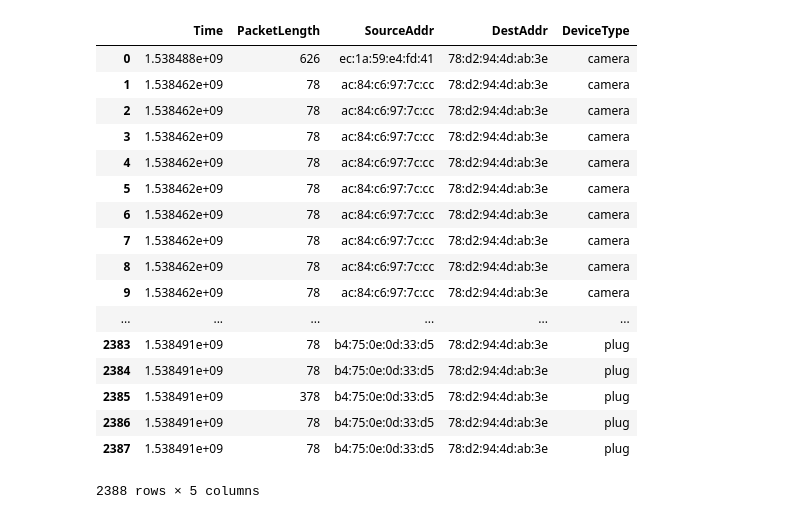
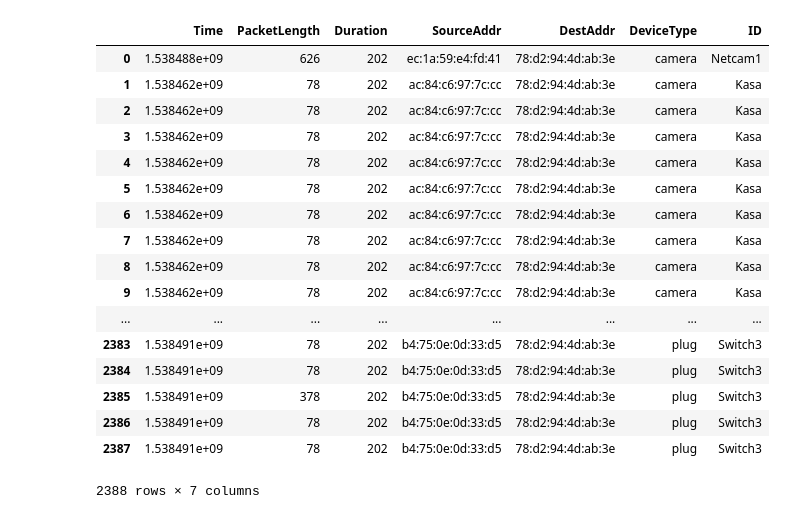
Before and after one commit to 7high/thesis, a Jupyter notebook: data_processing.ipynb, the cells around one changed output. Cells and saved outputs as stored; diff of their text form; code cells hidden in the pictures.

Commit message:
Feature_extractor now renames files according to device name. Renaming function is in helpers

```diff
--- a/data_processing.ipynb
+++ b/data_processing.ipynb
@@ -30,12 +30,32 @@ DEVICE_TYPE = {'ec:1a:59:e4:fd:41' : 'camera',
                'd0:73:d5:26:c9:27' : 'bulb',
                'ac:84:c6:97:7c:cc' : 'camera',
                'b0:4e:26:c5:2a:41' : 'bulb',
-               '70:4f:57:f9:e1:b8' : 'plug'}
+               '70:4f:57:f9:e1:b8' : 'plug',
+                ROUTER : 'router'}
 
-FEATURES = ["Time", "PacketLength", "SourceAddr", "DestAddr"]
+DEVICE_NAME = {'ec:1a:59:e4:fd:41' : 'Netcam1',
+               'ec:1a:59:e4:fa:09' : 'Netcam2',
+               'ec:1a:59:e5:02:0d' : 'Netcam3',
+               '14:91:82:24:dd:34' : 'Insight',
+               '60:38:e0:ee:7c:e5' : 'Mini',
+               '14:91:82:cd:df:3d' : 'Switch1',
+               'b4:75:0e:0d:94:65' : 'Switch2',
+               'b4:75:0e:0d:33:d5' : 'Switch3',
+               '94:10:3e:2b:7a:55' : 'Switch4',
+               '30:8c:fb:3a:1a:ad' : 'Dropcam',
+               'd0:73:d5:26:b8:4c' : 'Lifx1',
+               'd0:73:d5:26:c9:27' : 'Lifx2',
+               'ac:84:c6:97:7c:cc' : 'Kasa',
+               'b0:4e:26:c5:2a:41' : 'TpBulb',
+               '70:4f:57:f9:e1:b8' : 'TpPlug',
+                ROUTER : 'Router'}
+
+FEATURES = ["Time", "PacketLength", "Duration", "SourceAddr", "DestAddr"]
 SRC_DIR = './Source/'
 DST_DIR = './Destination/'
+PCAP_DIR = '/root/Documents/Thesis/PCAPS'
 TIMING_PKT_NUMBER = 25000
+
 path_name = os.getcwd()
 DATE = path_name[path_name.rindex('/')+1:]
 PROC_TIME = "wifi_processing_time_" + DATE + ".csv"
@@ -68,12 +88,15 @@ def parse_packet(pkt, tgt_files_by_src, tgt_files_by_dst):
             # Extract features
             pkt_time = pkt.frame_info.time_epoch
             pkt_len = pkt.length
+            pkt_duration = pkt.wlan.duration
 
-            output = [pkt_time, pkt_len, pkt_src, pkt_dst]
+            # Output matches FEATURES
+            output = [pkt_time, pkt_len, pkt_duration, pkt_src, pkt_dst]
 
             csv.writer(tgt_files_by_src[pkt_src]).writerow(output)
             csv.writer(tgt_files_by_dst[pkt_dst]).writerow(output)
 
+
     except AttributeError:
         print "ignored: ", pkt.number
 # %%
@@ -127,6 +150,7 @@ def feature_extractor(filename):
         tgt_files_by_src[device] = open(SRC_DIR + device.replace(':', '.') + ".csv", 'a')
         tgt_files_by_dst[device] = open(DST_DIR + device.replace(':', '.') + ".csv", 'a')
 
+
         # Initialize with column headers
         csv.writer(tgt_files_by_src[device]).writerow(FEATURES)
         csv.writer(tgt_files_by_dst[device]).writerow(FEATURES)
@@ -149,6 +173,9 @@ def feature_extractor(filename):
     for open_file in tgt_files_by_dst.values():
         open_file.close()
 
+    # Rename files to device names for readability
+    helpers.rename_csv_files(DEVICE_NAME)
+
     # Calculate time variables
     final_time = time.time()
     normalized_total_time = (TIMING_PKT_NUMBER * total_time) / pkt_count
@@ -169,50 +196,53 @@ def feature_extractor(filename):
 # %%
 # def dataframe_maker(path='/root/Documents/Thesis/Code/Source'):
 """
 Unit that takes all the csv files produced by the feature_extractor unit and puts them into a pandas dataframe.
 Returns a clean dataframe with all good data
 
 Parameters
 ----------
 path: (filesystem) the absolute path of the folder containing the csv files
 
 Output
 ------
 none
 
 Returns
 -------
 dataframe: (pandas dataframe) a useful data structure for machine learning
 """
 
 # Search the path for csv files
 path='/root/Documents/Thesis/Code/Source'
-all_csvs = glob.glob(os.path.join(path, "*.csv"))
+all_csvs = glob.glob(os.path
+                     .join(path, "*.csv"))
 
 # Collect all csvs in one dataframe
 df_from_each_file = (pd.read_csv(f) for f in all_csvs)
 df = pd.concat(df_from_each_file, ignore_index=True, sort=False)
 
-# Add device type of each packet
+# Add device type, device ID of each packet
 df["DeviceType"] = df["SourceAddr"].map(DEVICE_TYPE)
+df["ID"] = df["SourceAddr"].map(DEVICE_NAME)
+df
 
 # Set addresses as categorical data
 # %% [output]
-|  | Time | PacketLength | SourceAddr | DestAddr | DeviceType |
-| 0 | 1.538488e+09 | 626 | ec:1a:59:e4:fd:41 | 78:d2:94:4d:ab:3e | camera |
-| 1 | 1.538462e+09 | 78 | ac:84:c6:97:7c:cc | 78:d2:94:4d:ab:3e | camera |
-| 2 | 1.538462e+09 | 78 | ac:84:c6:97:7c:cc | 78:d2:94:4d:ab:3e | camera |
-| 3 | 1.538462e+09 | 78 | ac:84:c6:97:7c:cc | 78:d2:94:4d:ab:3e | camera |
-| 4 | 1.538462e+09 | 78 | ac:84:c6:97:7c:cc | 78:d2:94:4d:ab:3e | camera |
-| 5 | 1.538462e+09 | 78 | ac:84:c6:97:7c:cc | 78:d2:94:4d:ab:3e | camera |
-| 6 | 1.538462e+09 | 78 | ac:84:c6:97:7c:cc | 78:d2:94:4d:ab:3e | camera |
-| 7 | 1.538462e+09 | 78 | ac:84:c6:97:7c:cc | 78:d2:94:4d:ab:3e | camera |
-| 8 | 1.538462e+09 | 78 | ac:84:c6:97:7c:cc | 78:d2:94:4d:ab:3e | camera |
-| 9 | 1.538462e+09 | 78 | ac:84:c6:97:7c:cc | 78:d2:94:4d:ab:3e | camera |
-| ... | ... | ... | ... | ... | ... |
-| 2383 | 1.538491e+09 | 78 | b4:75:0e:0d:33:d5 | 78:d2:94:4d:ab:3e | plug |
-| 2384 | 1.538491e+09 | 78 | b4:75:0e:0d:33:d5 | 78:d2:94:4d:ab:3e | plug |
-| 2385 | 1.538491e+09 | 378 | b4:75:0e:0d:33:d5 | 78:d2:94:4d:ab:3e | plug |
-| 2386 | 1.538491e+09 | 78 | b4:75:0e:0d:33:d5 | 78:d2:94:4d:ab:3e | plug |
-| 2387 | 1.538491e+09 | 78 | b4:75:0e:0d:33:d5 | 78:d2:94:4d:ab:3e | plug |
+|  | Time | PacketLength | Duration | SourceAddr | DestAddr | DeviceType | ID |
+| 0 | 1.538488e+09 | 626 | 202 | ec:1a:59:e4:fd:41 | 78:d2:94:4d:ab:3e | camera | Netcam1 |
+| 1 | 1.538462e+09 | 78 | 202 | ac:84:c6:97:7c:cc | 78:d2:94:4d:ab:3e | camera | Kasa |
+| 2 | 1.538462e+09 | 78 | 202 | ac:84:c6:97:7c:cc | 78:d2:94:4d:ab:3e | camera | Kasa |
+| 3 | 1.538462e+09 | 78 | 202 | ac:84:c6:97:7c:cc | 78:d2:94:4d:ab:3e | camera | Kasa |
+| 4 | 1.538462e+09 | 78 | 202 | ac:84:c6:97:7c:cc | 78:d2:94:4d:ab:3e | camera | Kasa |
+| 5 | 1.538462e+09 | 78 | 202 | ac:84:c6:97:7c:cc | 78:d2:94:4d:ab:3e | camera | Kasa |
+| 6 | 1.538462e+09 | 78 | 202 | ac:84:c6:97:7c:cc | 78:d2:94:4d:ab:3e | camera | Kasa |
+| 7 | 1.538462e+09 | 78 | 202 | ac:84:c6:97:7c:cc | 78:d2:94:4d:ab:3e | camera | Kasa |
+| 8 | 1.538462e+09 | 78 | 202 | ac:84:c6:97:7c:cc | 78:d2:94:4d:ab:3e | camera | Kasa |
+| 9 | 1.538462e+09 | 78 | 202 | ac:84:c6:97:7c:cc | 78:d2:94:4d:ab:3e | camera | Kasa |
+| ... | ... | ... | ... | ... | ... | ... | ... |
+| 2383 | 1.538491e+09 | 78 | 202 | b4:75:0e:0d:33:d5 | 78:d2:94:4d:ab:3e | plug | Switch3 |
+| 2384 | 1.538491e+09 | 78 | 202 | b4:75:0e:0d:33:d5 | 78:d2:94:4d:ab:3e | plug | Switch3 |
+| 2385 | 1.538491e+09 | 378 | 202 | b4:75:0e:0d:33:d5 | 78:d2:94:4d:ab:3e | plug | Switch3 |
+| 2386 | 1.538491e+09 | 78 | 202 | b4:75:0e:0d:33:d5 | 78:d2:94:4d:ab:3e | plug | Switch3 |
+| 2387 | 1.538491e+09 | 78 | 202 | b4:75:0e:0d:33:d5 | 78:d2:94:4d:ab:3e | plug | Switch3 |
-2388 rows × 5 columns
+2388 rows × 7 columns
```
Also changed, not shown: parts of 2 cells of this notebook, 1 other file.
